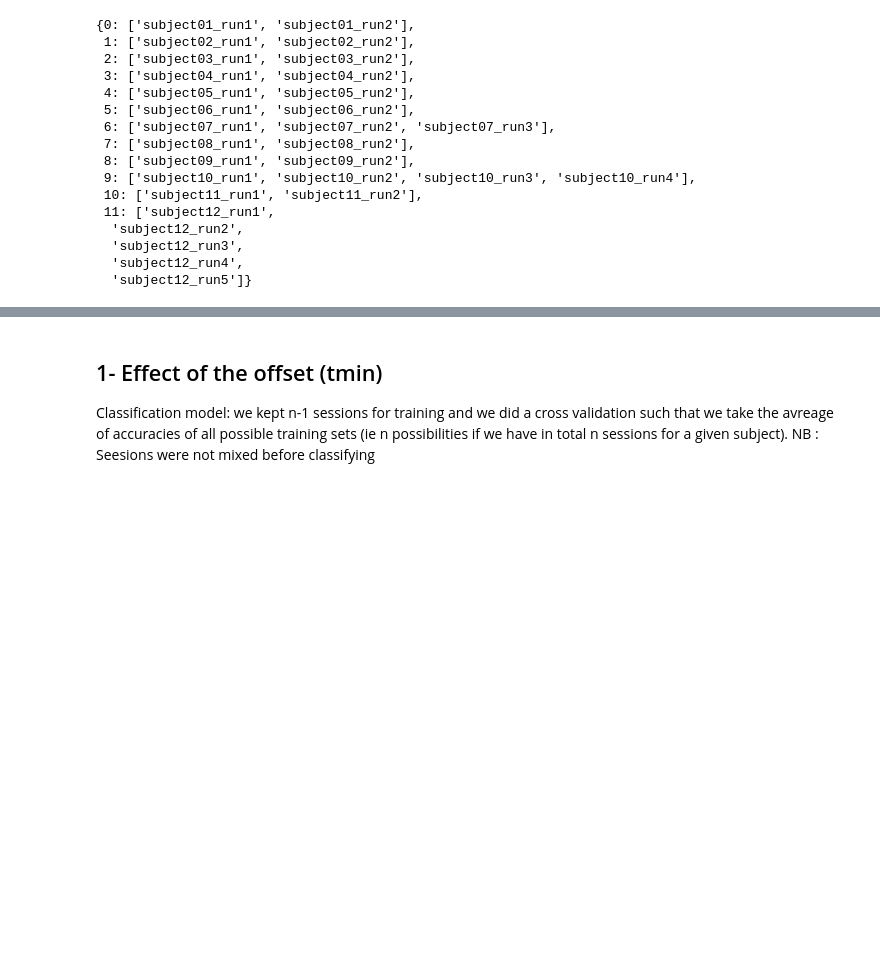
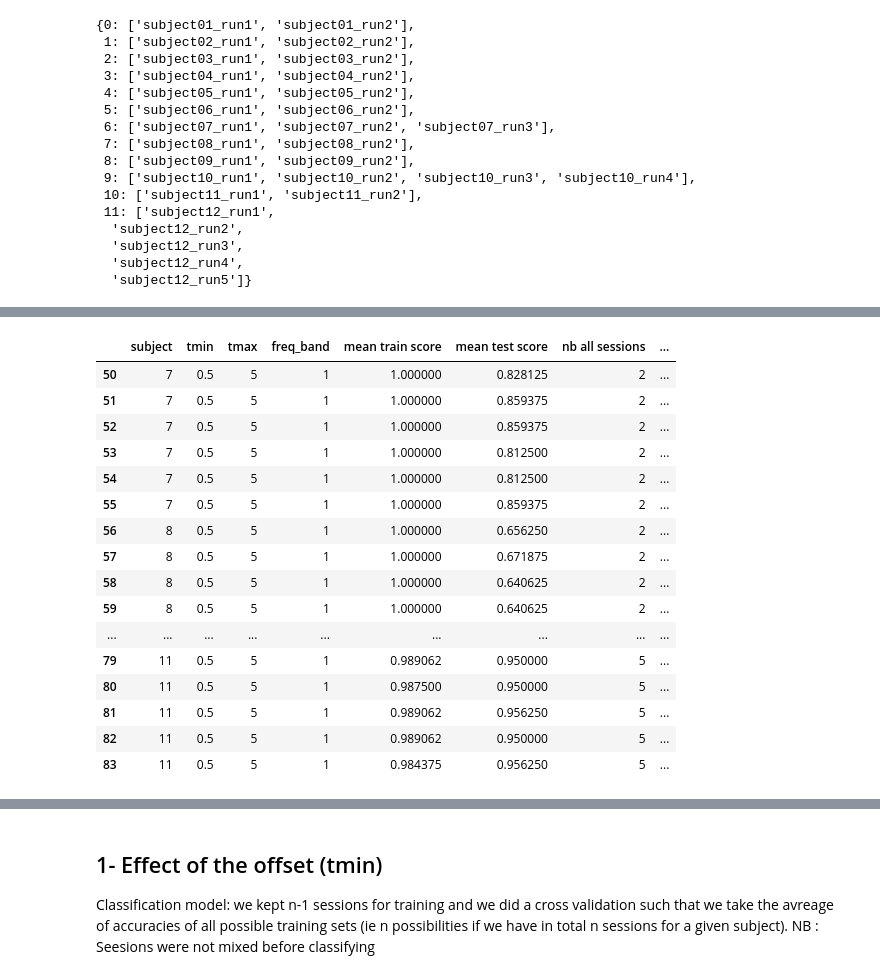
Before and after one commit to IA3005/EEG-Robust-Classification, a Jupyter notebook: ssvepExo_newExperiments.ipynb, the cells around one changed output, grey strips where cells are left out. Cells and saved outputs as stored; diff of their text form; code cells hidden in the pictures; blank space fills up the shorter version.

```diff
--- a/ssvepExo_newExperiments.ipynb
+++ b/ssvepExo_newExperiments.ipynb
@@ -48,0 +206,20 @@ def fill_dict(results,subject,tmin,tmax,freq_band,train_acc,test_acc,nb_trains,e
+# %%
+df00[50:90]
+# %% [output]
+|  | subject | tmin | tmax | freq_band | mean train score | mean test score | nb all sessions | ... |
+| 50 | 7 | 0.5 | 5 | 1 | 1.000000 | 0.828125 | 2 | ... |
+| 51 | 7 | 0.5 | 5 | 1 | 1.000000 | 0.859375 | 2 | ... |
+| 52 | 7 | 0.5 | 5 | 1 | 1.000000 | 0.859375 | 2 | ... |
+| 53 | 7 | 0.5 | 5 | 1 | 1.000000 | 0.812500 | 2 | ... |
+| 54 | 7 | 0.5 | 5 | 1 | 1.000000 | 0.812500 | 2 | ... |
+| 55 | 7 | 0.5 | 5 | 1 | 1.000000 | 0.859375 | 2 | ... |
+| 56 | 8 | 0.5 | 5 | 1 | 1.000000 | 0.656250 | 2 | ... |
+| 57 | 8 | 0.5 | 5 | 1 | 1.000000 | 0.671875 | 2 | ... |
+| 58 | 8 | 0.5 | 5 | 1 | 1.000000 | 0.640625 | 2 | ... |
+| 59 | 8 | 0.5 | 5 | 1 | 1.000000 | 0.640625 | 2 | ... |
+| ... | ... | ... | ... | ... | ... | ... | ... | ... |
+| 79 | 11 | 0.5 | 5 | 1 | 0.989062 | 0.950000 | 5 | ... |
+| 80 | 11 | 0.5 | 5 | 1 | 0.987500 | 0.950000 | 5 | ... |
+| 81 | 11 | 0.5 | 5 | 1 | 0.989062 | 0.956250 | 5 | ... |
+| 82 | 11 | 0.5 | 5 | 1 | 0.989062 | 0.950000 | 5 | ... |
+| 83 | 11 | 0.5 | 5 | 1 | 0.984375 | 0.956250 | 5 | ... |
```
Also changed, not shown: parts of 14 cells of this notebook, 7 other files.
